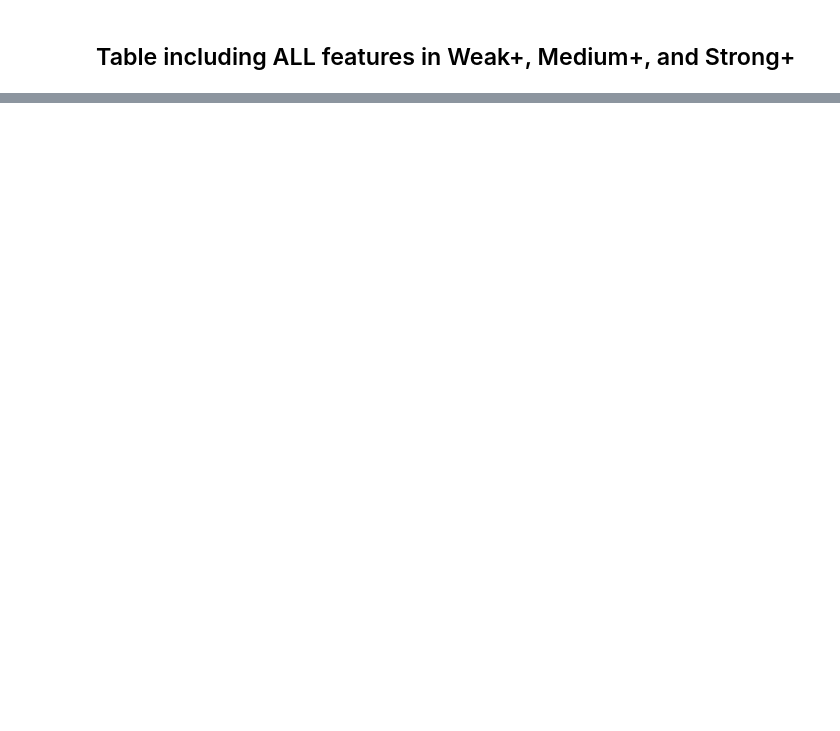
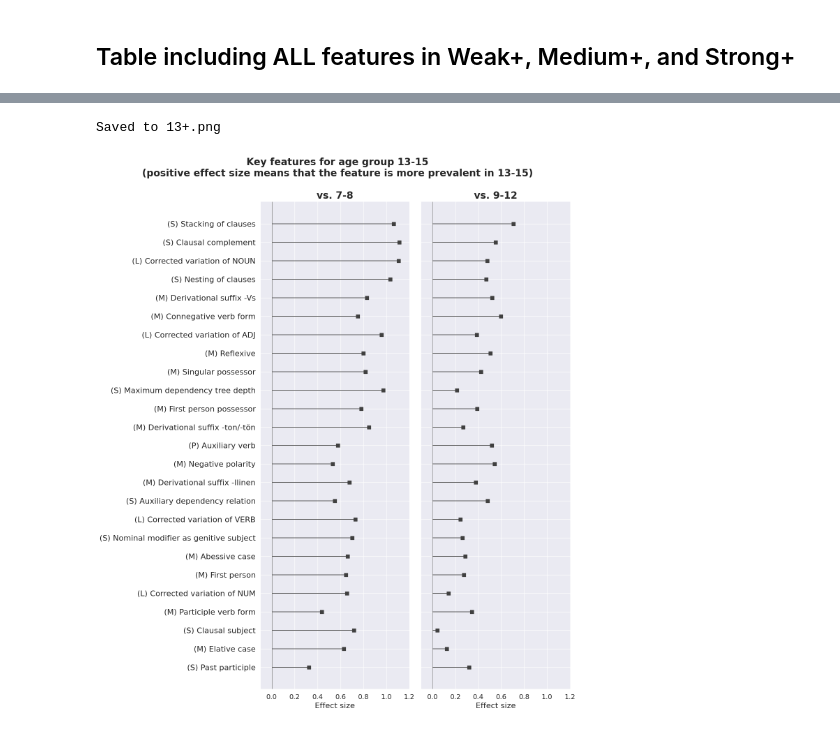
Before and after one commit to TurkuNLP/TCBC_feature_analysis, a Jupyter notebook: KFA_Experiment.ipynb, the cells around one changed output, grey strips where cells are left out. Saved outputs shown, nothing was run; the diff lists cells and outputs as text; code cells hidden in the pictures; blank space fills up the shorter version.

```diff
--- a/KFA_Experiment.ipynb
+++ b/KFA_Experiment.ipynb
@@ -926,0 +917,5 @@ sns.heatmap(matrix_df_2)
+# %%
+plot_feature_comparison(testing_df_edited_2[['7-8 vs. 13+', '9-12 vs. 13+']], 20, save_path="13+.png", val_range=(-0.1, 1.2))
+# %% [output]
+Saved to 13+.png
+[figure, added]
```
Also changed, not shown: parts of 60 cells of this notebook, 28 other files.
